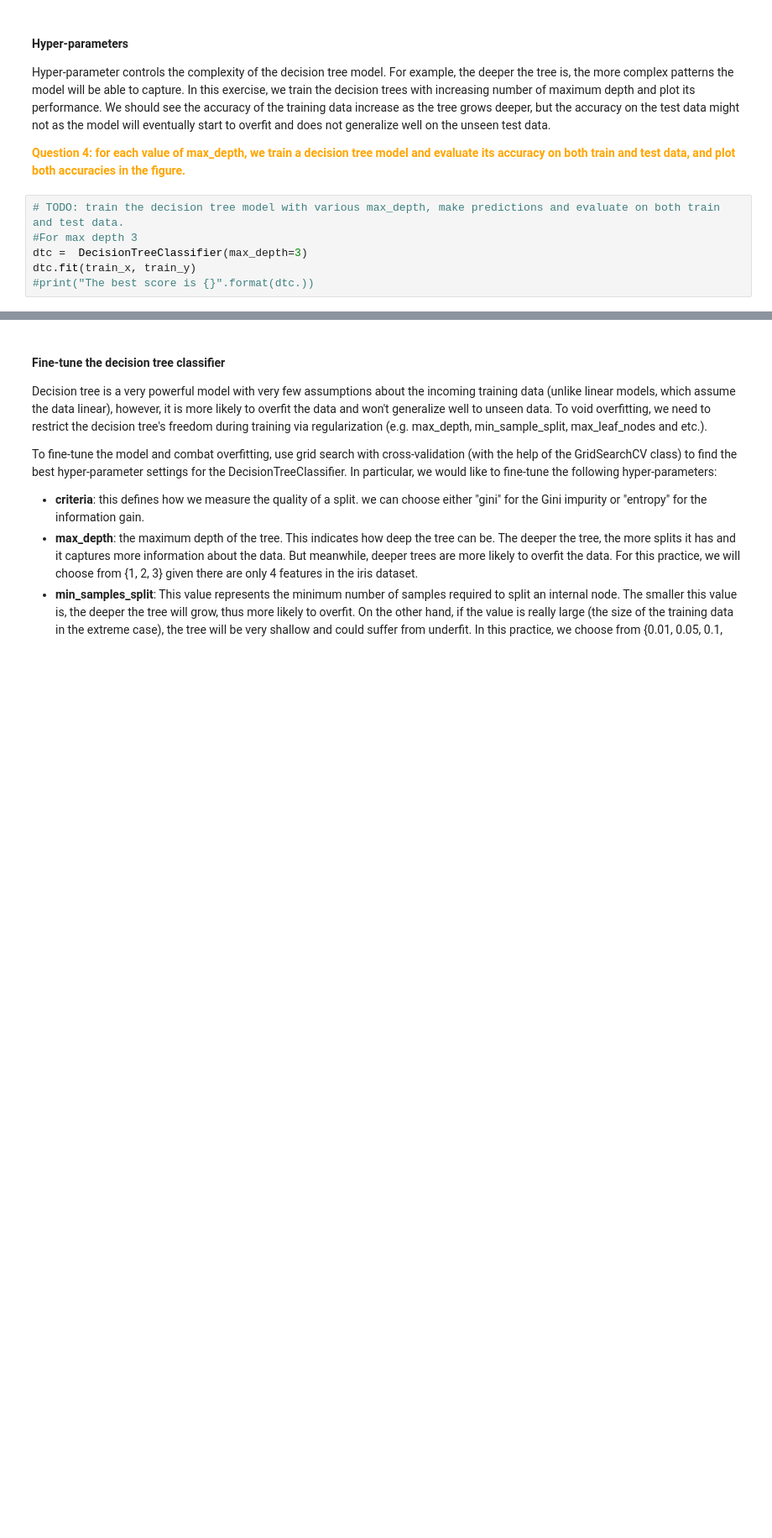
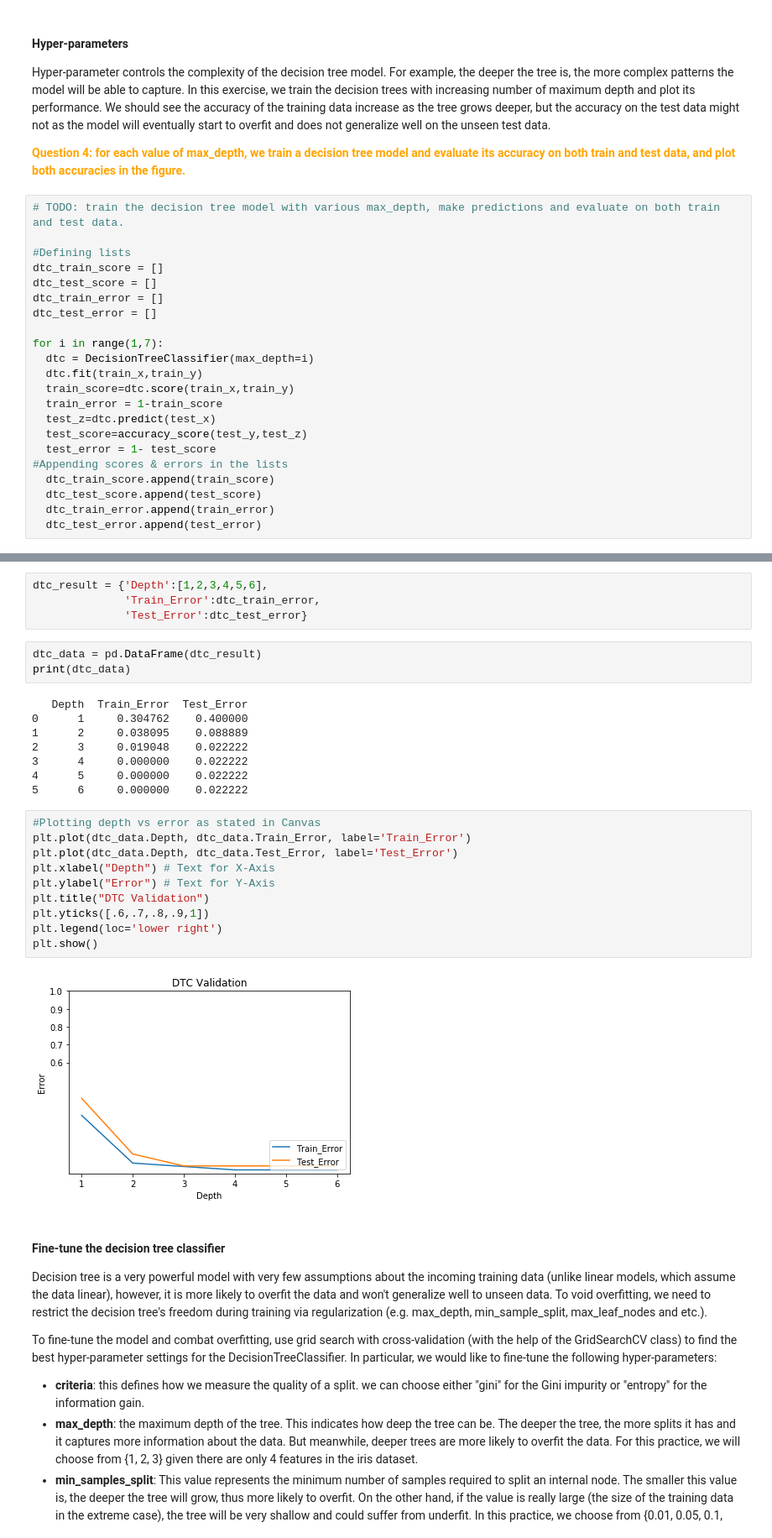
Before and after one commit to dikshanaik/TA1, a Jupyter notebook: MSIS522_Assignment2.ipynb, the cells around one changed output, grey strips where cells are left out. Shown at 84% size. Cells and saved outputs as stored; diff of their text form; blank space fills up the shorter version.

```diff
--- a/MSIS522_Assignment2.ipynb
+++ b/MSIS522_Assignment2.ipynb
@@ -202,7 +197,23 @@ Hyper-parameter controls the complexity of the decision tree model. For example,
 <span style="color:orange">**Question 4: for each value of max_depth, we train a decision tree model and evaluate its accuracy on both train and test data, and plot both accuracies in the figure.**
 # %%
 # TODO: train the decision tree model with various max_depth, make predictions and evaluate on both train and test data.
-#For max depth 3
-dtc =  DecisionTreeClassifier(max_depth=3)
-dtc.fit(train_x, train_y)
-#print("The best score is {}".format(dtc.))
+
+#Defining lists
+dtc_train_score = []
+dtc_test_score = []
+dtc_train_error = []
+dtc_test_error = []
+
+for i in range(1,7):
+  dtc = DecisionTreeClassifier(max_depth=i)
+  dtc.fit(train_x,train_y)
+  train_score=dtc.score(train_x,train_y)
+  train_error = 1-train_score
+  test_z=dtc.predict(test_x)
+  test_score=accuracy_score(test_y,test_z)
+  test_error = 1- test_score
+#Appending scores & errors in the lists
+  dtc_train_score.append(train_score)
+  dtc_test_score.append(test_score)
+  dtc_train_error.append(train_error)
+  dtc_test_error.append(test_error)
@@ -251,3 +230,30 @@ model confusion matrix:
+# %%
+dtc_result = {'Depth':[1,2,3,4,5,6],
+              'Train_Error':dtc_train_error,
+              'Test_Error':dtc_test_error}
+# %%
+dtc_data = pd.DataFrame(dtc_result)
+print(dtc_data)
+# %% [output]
+   Depth  Train_Error  Test_Error
+0      1     0.304762    0.400000
+1      2     0.038095    0.088889
+2      3     0.019048    0.022222
+3      4     0.000000    0.022222
+4      5     0.000000    0.022222
+5      6     0.000000    0.022222
+# %%
+#Plotting depth vs error as stated in Canvas
+plt.plot(dtc_data.Depth, dtc_data.Train_Error, label='Train_Error')
+plt.plot(dtc_data.Depth, dtc_data.Test_Error, label='Test_Error')
+plt.xlabel("Depth") # Text for X-Axis
+plt.ylabel("Error") # Text for Y-Axis
+plt.title("DTC Validation")
+plt.yticks([.6,.7,.8,.9,1])
+plt.legend(loc='lower right')
+plt.show()
+# %% [output]
+[figure, added]
 # %% [markdown]
 #### Fine-tune the decision tree classifier
 
```
Also changed, not shown: parts of 31 cells of this notebook.
